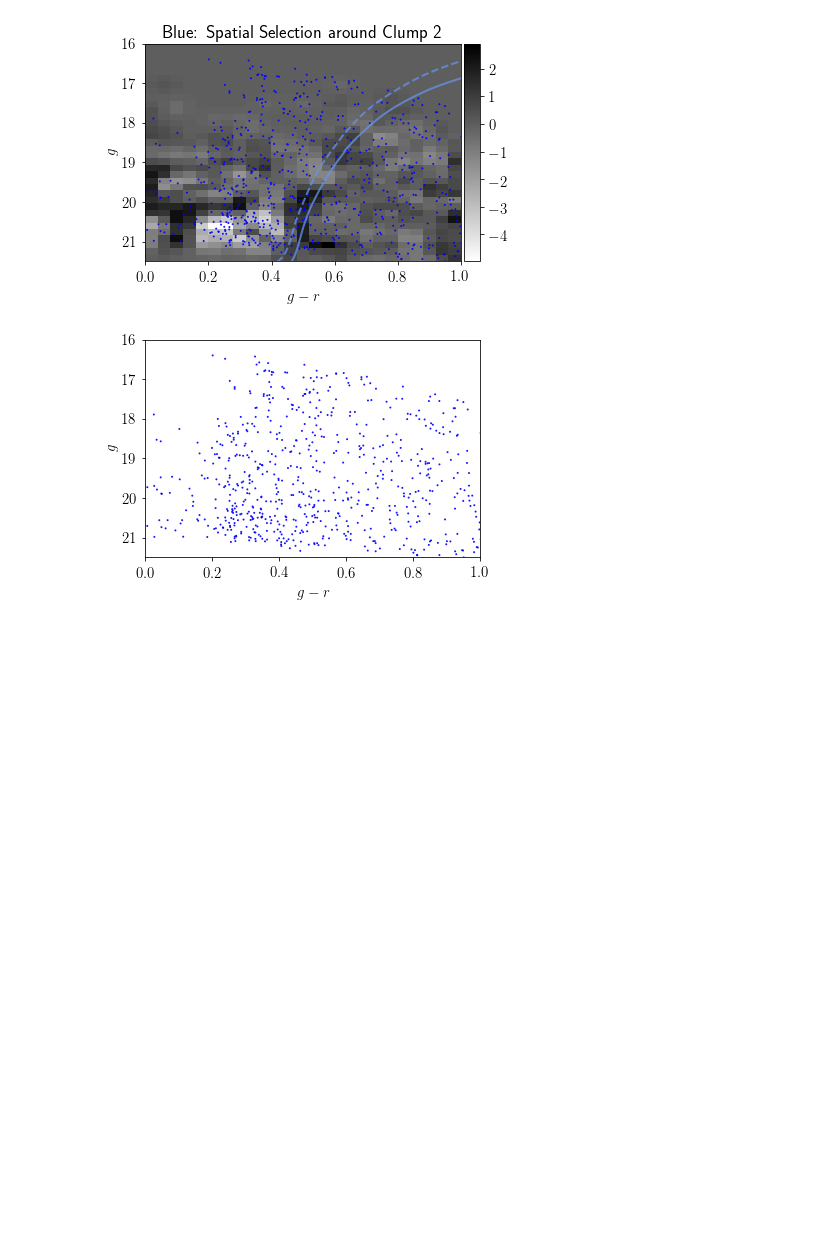
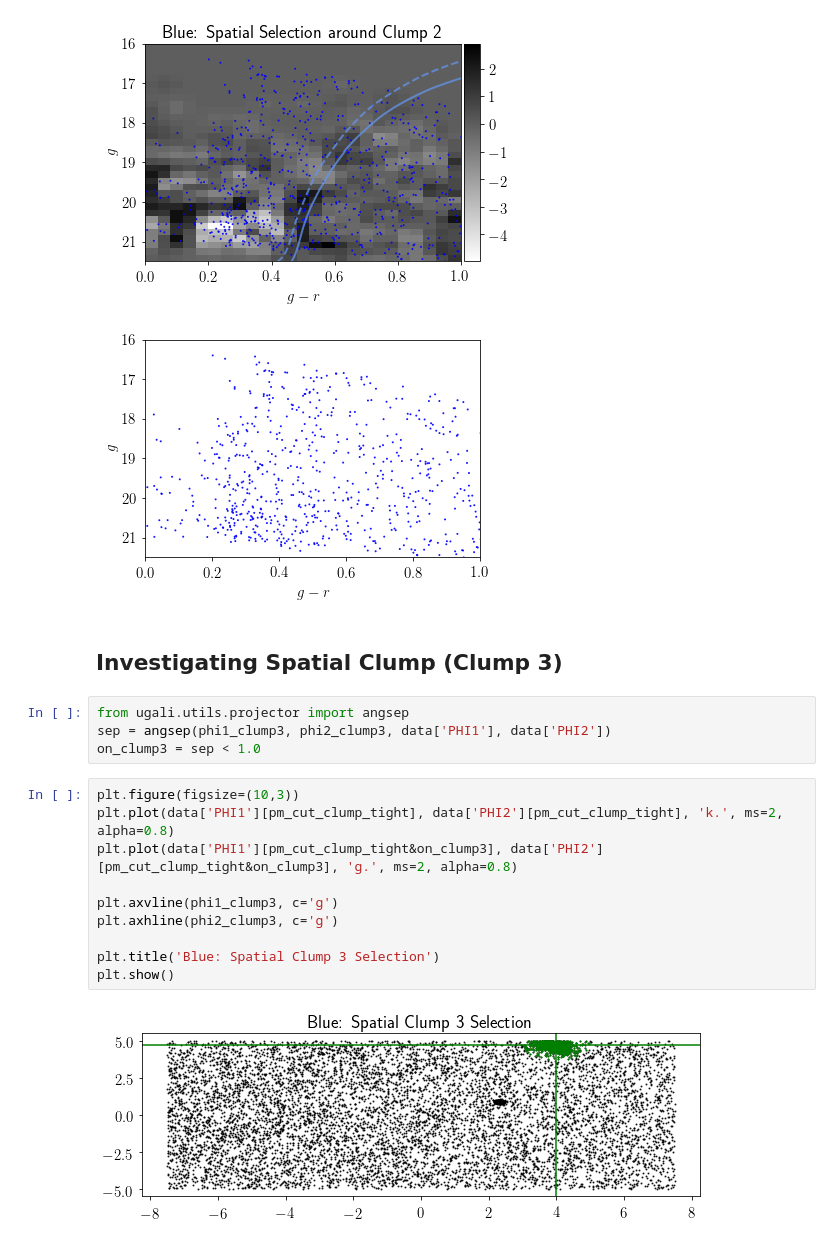
Before and after one commit to norashipp/shared_notebooks, a Jupyter notebook: Elqui.ipynb, the cells around one changed output. Saved outputs shown, nothing was run; the diff lists cells and outputs as text; blank space fills up the shorter version.

```diff
--- a/Elqui.ipynb
+++ b/Elqui.ipynb
@@ -645,3 +648,21 @@ Text(0,0.5,'$g$')
 [figure]
 [figure]
 [figure]
+# %% [markdown]
+## Investigating Spatial Clump (Clump 3)
+# %%
+from ugali.utils.projector import angsep
+sep = angsep(phi1_clump3, phi2_clump3, data['PHI1'], data['PHI2'])
+on_clump3 = sep < 1.0
+# %%
+plt.figure(figsize=(10,3))
+plt.plot(data['PHI1'][pm_cut_clump_tight], data['PHI2'][pm_cut_clump_tight], 'k.', ms=2, alpha=0.8)
+plt.plot(data['PHI1'][pm_cut_clump_tight&on_clump3], data['PHI2'][pm_cut_clump_tight&on_clump3], 'g.', ms=2, alpha=0.8)
+
+plt.axvline(phi1_clump3, c='g')
+plt.axhline(phi2_clump3, c='g')
+
+plt.title('Blue: Spatial Clump 3 Selection')
+plt.show()
+# %% [output]
+[figure, added]
```
Also changed, not shown: parts of 4 cells of this notebook.
